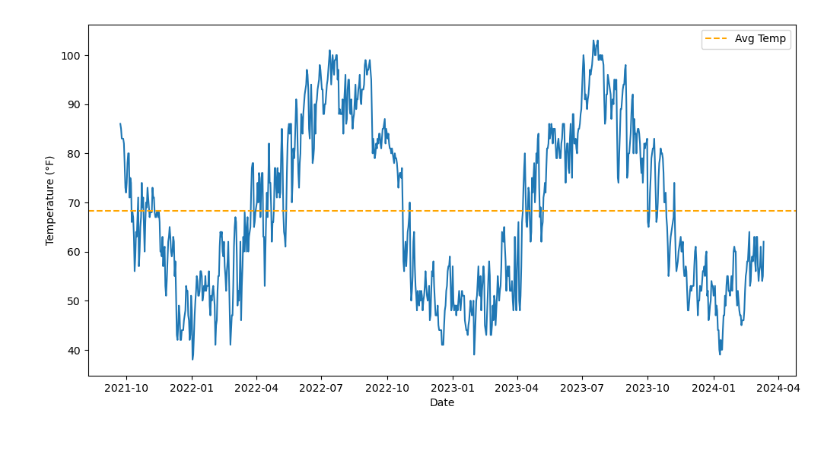
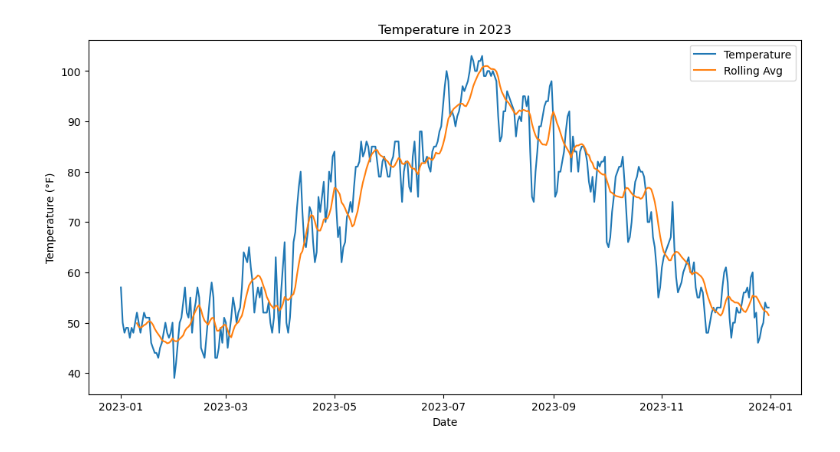
Before and after one commit to LandryHouston/Weather_Wizard, a Jupyter notebook: code/02_analysis.ipynb, the cells around one changed output. Cells and saved outputs as stored; diff of their text form; code cells hidden in the pictures.

Commit message:
collect more data and update plots

```diff
--- a/code/02_analysis.ipynb
+++ b/code/02_analysis.ipynb
@@ -51,9 +89,10 @@ Avg temp in 2023 was 69.81°F
 # %%
 plt.figure(figsize=(12, 6))
-sns.lineplot(df['avg_temp (°F)'])
-plt.axhline(df['avg_temp (°F)'].mean(), color='orange', linestyle='--', label='Avg Temp')
+sns.lineplot(df.loc['2023', 'avg_temp (°F)'], label='Temperature')
+sns.lineplot(df.loc["2023", "avg_temp (°F)"].rolling(window=10).mean(), label='Rolling Avg')
+plt.title('Temperature in 2023')
 plt.ylabel('Temperature (°F)')
 plt.xlabel('Date')
 plt.legend();
 # %% [output]
-[figure, old version]
+[figure, new version]
```
Also changed, not shown: parts of 13 cells of this notebook, 2 other files.
